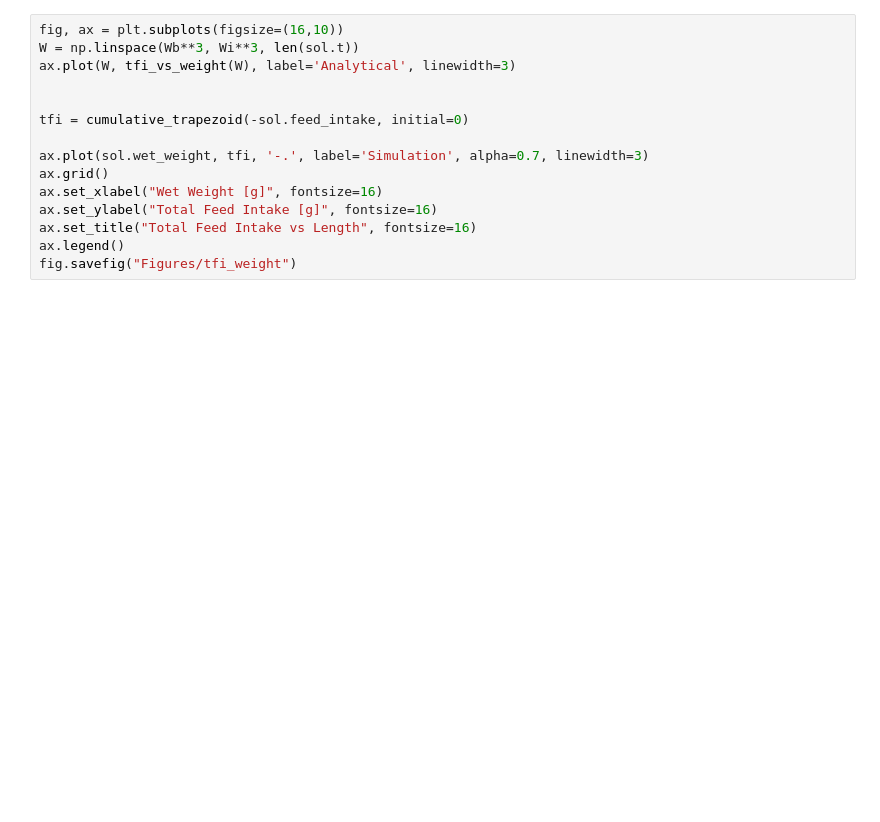
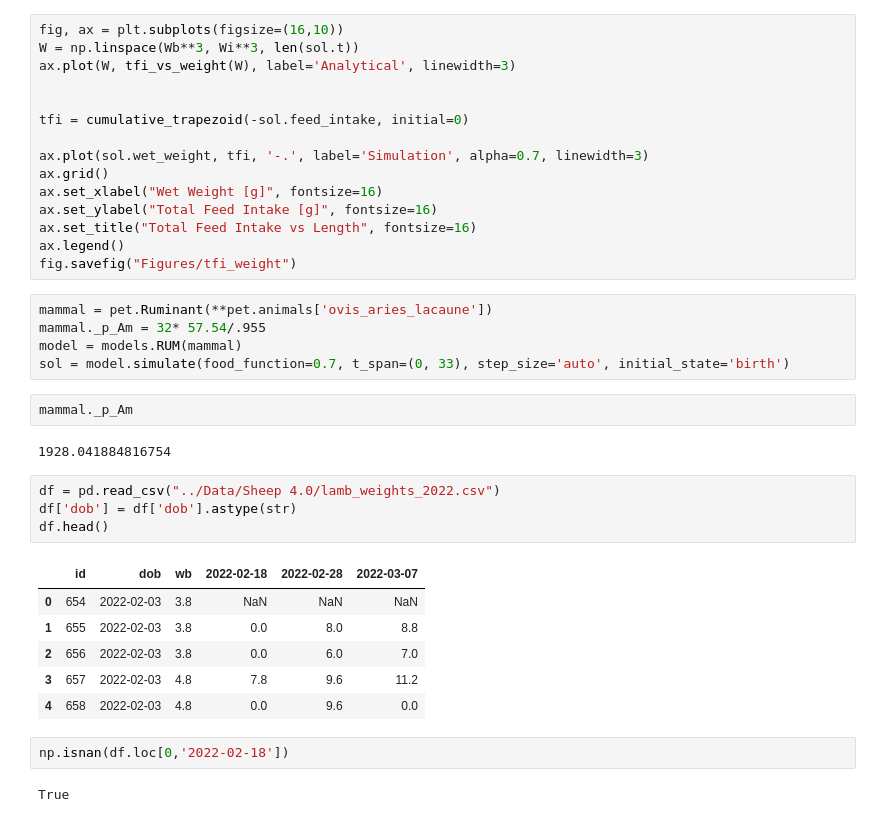
Before and after one commit to diogo-f-oliveira/DEB-Python, a Jupyter notebook: DEB Efficiency Metrics.ipynb, the cells around one changed output. Cells and saved outputs as stored; diff of their text form; blank space fills up the shorter version.

```diff
--- a/DEB Efficiency Metrics.ipynb
+++ b/DEB Efficiency Metrics.ipynb
@@ -257,3 +258,27 @@ ax.set_ylabel("Total Feed Intake [g]", fontsize=16)
 ax.set_title("Total Feed Intake vs Length", fontsize=16)
 ax.legend()
 fig.savefig("Figures/tfi_weight")
+# %%
+mammal = pet.Ruminant(**pet.animals['ovis_aries_lacaune'])
+mammal._p_Am = 32* 57.54/.955
+model = models.RUM(mammal)
+sol = model.simulate(food_function=0.7, t_span=(0, 33), step_size='auto', initial_state='birth')
+# %%
+mammal._p_Am
+# %% [output]
+1928.041884816754
+# %%
+df = pd.read_csv("../Data/Sheep 4.0/lamb_weights_2022.csv")
+df['dob'] = df['dob'].astype(str)
+df.head()
+# %% [output]
+|  | id | dob | wb | 2022-02-18 | 2022-02-28 | 2022-03-07 |
+| 0 | 654 | 2022-02-03 | 3.8 | NaN | NaN | NaN |
+| 1 | 655 | 2022-02-03 | 3.8 | 0.0 | 8.0 | 8.8 |
+| 2 | 656 | 2022-02-03 | 3.8 | 0.0 | 6.0 | 7.0 |
+| 3 | 657 | 2022-02-03 | 4.8 | 7.8 | 9.6 | 11.2 |
+| 4 | 658 | 2022-02-03 | 4.8 | 0.0 | 9.6 | 0.0 |
+# %%
+np.isnan(df.loc[0,'2022-02-18'])
+# %% [output]
+True
```
Also changed, not shown: parts of 4 cells of this notebook, 10 other files.
